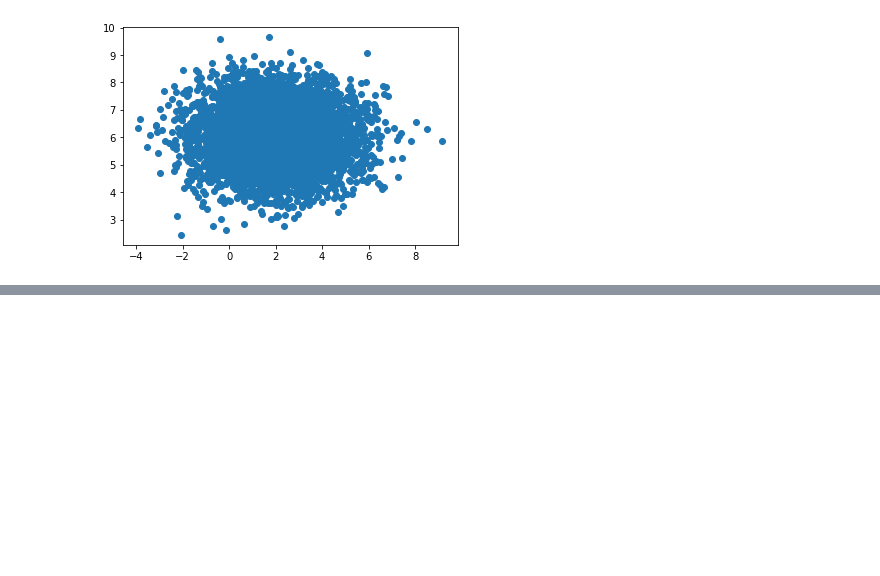
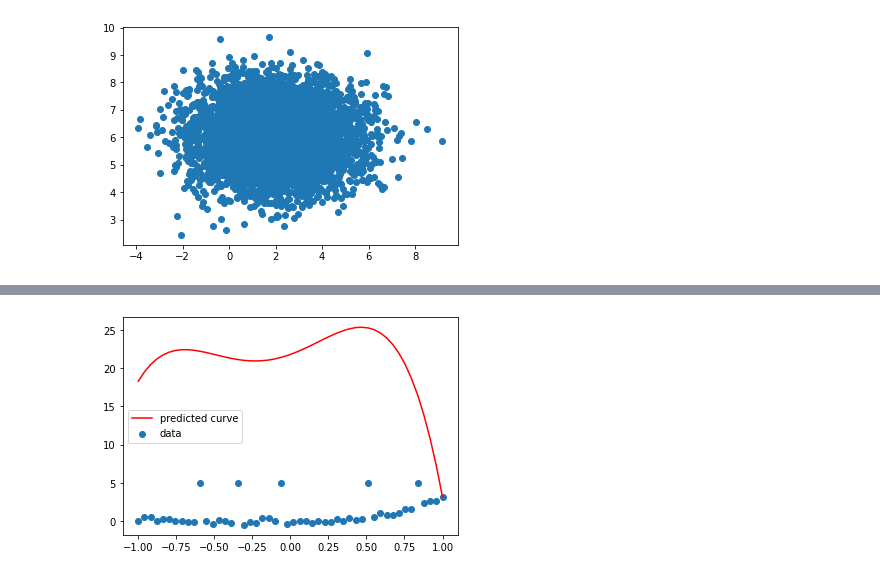
Before and after one commit to prachimodi-142/MachineLearning, a Jupyter notebook: Homework_1.ipynb, the cells around one changed output, grey strips where cells are left out. Drawn from its saved outputs; the diff is of its cells as text; code cells hidden in the pictures; blank space fills up the shorter version.

```diff
--- a/Homework_1.ipynb
+++ b/Homework_1.ipynb
@@ -260,0 +354,46 @@ plt.show()
+# %%
+from scipy.optimize import linprog
+import numpy as np
+import matplotlib.pyplot as plt
+
+# parameters
+beta0 = -0.001
+beta1 = 0.01
+beta2 = 0.55
+beta3 = 1.5
+beta4 = 1.2
+sigma = 0.22
+
+# x values
+x = np.linspace(-1, 1, 50)
+
+# y values
+epsilon = np.random.normal(0, sigma, 50)
+y = beta0 + beta1*x + beta2*x**2 + beta3*x**3 + beta4*x**4 + epsilon
+
+# make 5 outlier points
+idx = [10,16,23,37,45]    # these are the locations of the outliers
+y[idx] = 5                # set the outliers to have a value 5
+
+# design matrix
+X = np.column_stack([x**i for i in range(5)])
+
+# linear programming problem
+c = np.ones(5)
+A = -X
+b = -y
+
+# bounds = (None, None) to allow negative values
+res = linprog(c, A_ub=A, b_ub=b, bounds=(None, None))
+beta_est = res.x
+
+# predicted y values
+y_pred = X @ beta_est
+
+# scatter plot
+plt.scatter(x, y, label='data')
+plt.plot(x, y_pred, 'r', label='predicted curve')
+plt.legend()
+plt.show()
+# %% [output]
+[figure, added]
```
Also changed, not shown: parts of 5 cells of this notebook.
